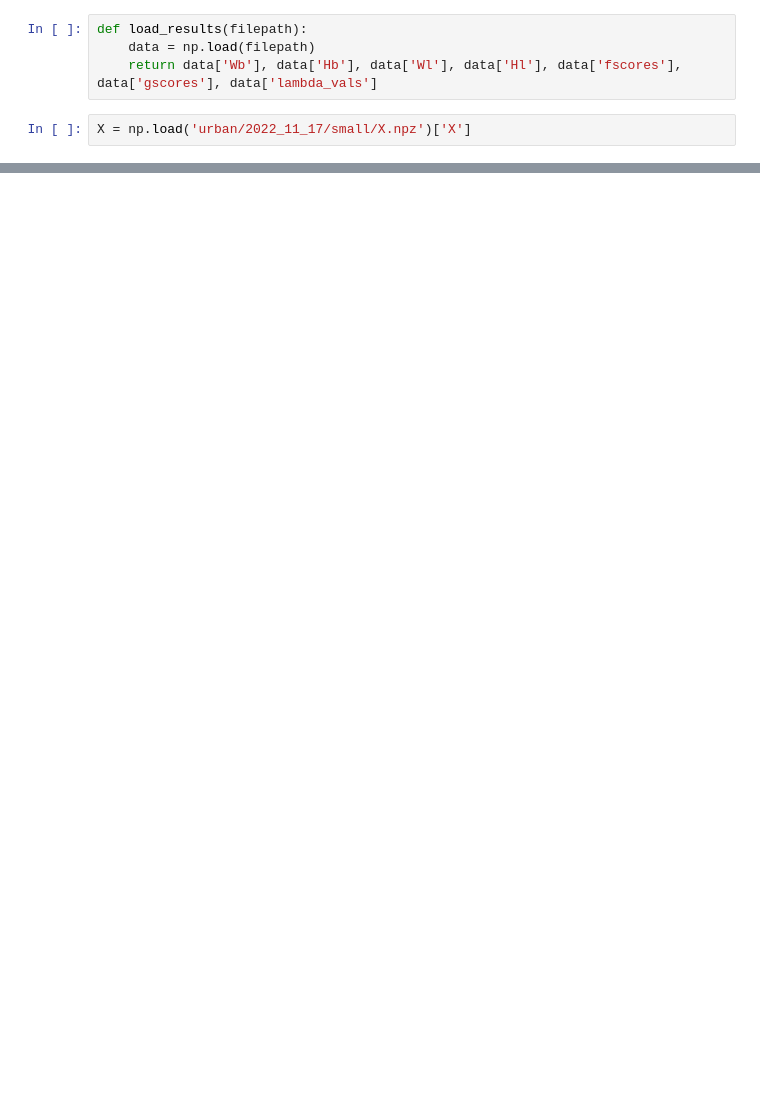
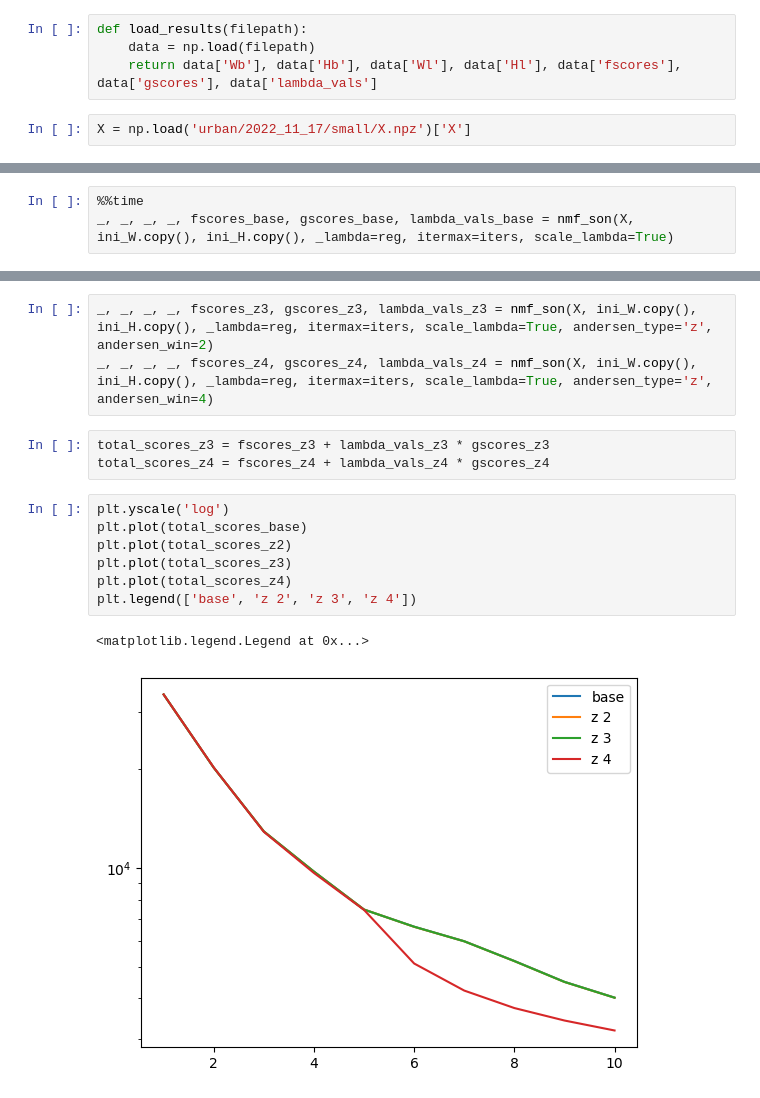
Before and after one commit to waqasbinhamed/seminmf, a Jupyter notebook: accelaration testing.ipynb, the cells around one changed output, grey strips where cells are left out. Cells and saved outputs as stored; diff of their text form; blank space fills up the shorter version.

```diff
--- a/accelaration testing.ipynb
+++ b/accelaration testing.ipynb
@@ -74,0 +25,3 @@ plt.legend(['new', 'aa_all_2', 'aa_all_3', 'aa_all_4'])
+# %%
+%%time
+_, _, _, _, fscores_base, gscores_base, lambda_vals_base = nmf_son(X, ini_W.copy(), ini_H.copy(), _lambda=reg, itermax=iters, scale_lambda=True)
@@ -74,0 +64,16 @@ plt.legend(['new', 'aa_all_2', 'aa_all_3', 'aa_all_4'])
+# %%
+_, _, _, _, fscores_z3, gscores_z3, lambda_vals_z3 = nmf_son(X, ini_W.copy(), ini_H.copy(), _lambda=reg, itermax=iters, scale_lambda=True, andersen_type='z', andersen_win=2)
+_, _, _, _, fscores_z4, gscores_z4, lambda_vals_z4 = nmf_son(X, ini_W.copy(), ini_H.copy(), _lambda=reg, itermax=iters, scale_lambda=True, andersen_type='z', andersen_win=4)
+# %%
+total_scores_z3 = fscores_z3 + lambda_vals_z3 * gscores_z3
+total_scores_z4 = fscores_z4 + lambda_vals_z4 * gscores_z4
+# %%
+plt.yscale('log')
+plt.plot(total_scores_base)
+plt.plot(total_scores_z2)
+plt.plot(total_scores_z3)
+plt.plot(total_scores_z4)
+plt.legend(['base', 'z 2', 'z 3', 'z 4'])
+# %% [output]
+<matplotlib.legend.Legend at 0x...>
+[figure, added]
```
Also changed, not shown: parts of 43 cells of this notebook, 1 other file.
